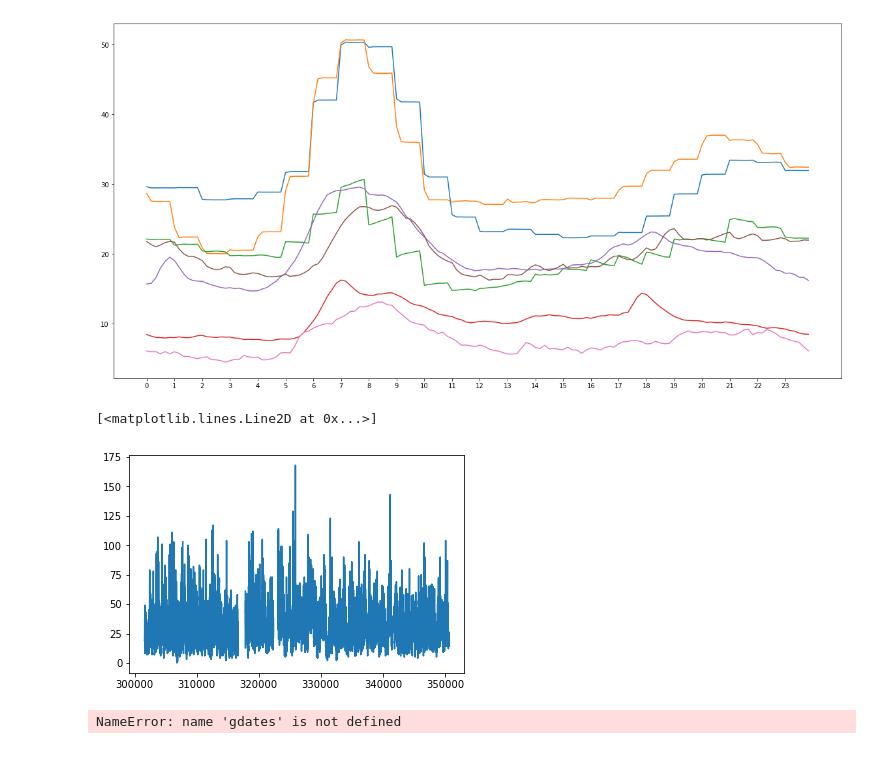
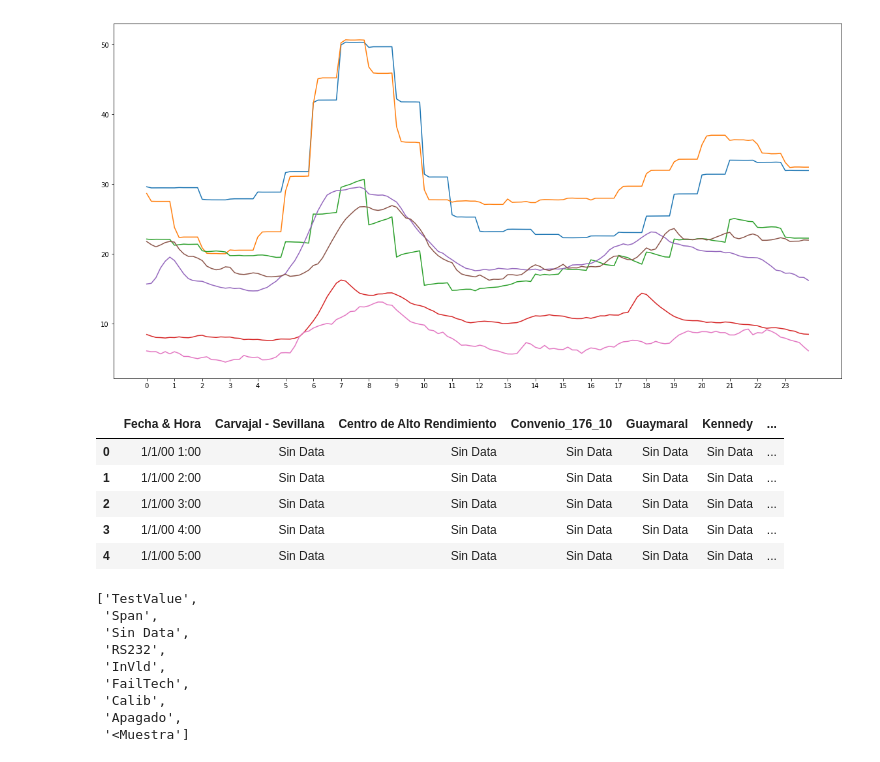
Before and after one commit to saint-germain/ideam, a Jupyter notebook: AOD_PM25/materialparticulado.ipynb, the cells around one changed output. Drawn from its saved outputs; the diff is of its cells as text; code cells hidden in the pictures.

```diff
--- a/AOD_PM25/materialparticulado.ipynb
+++ b/AOD_PM25/materialparticulado.ipynb
@@ -82,7 +78,2 @@ dfg=df[gfi]
 # %%
 gdates=pd.to_datetime(dfg.date)
-# %%
-plt.plot(dfg.index,dfg.Carvajal)
-# %% [output]
-[<matplotlib.lines.Line2D at 0x...>]
-[figure, removed]
@@ -91,4 +80,11 @@ gdates
-# %%
-gdates[0]
-# %% [output]
-NameError: name 'gdates' is not defined
+# %%
+dfho=pd.read_csv("Datos_Insitu/PM2.5_1h_2000-2016.csv")
+# %%
+dfho.head()
+# %% [output]
+|  | Fecha & Hora | Carvajal - Sevillana | Centro de Alto Rendimiento | Convenio_176_10 | Guaymaral | Kennedy | ... |
+| 0 | 1/1/00 1:00 | Sin Data | Sin Data | Sin Data | Sin Data | Sin Data | ... |
+| 1 | 1/1/00 2:00 | Sin Data | Sin Data | Sin Data | Sin Data | Sin Data | ... |
+| 2 | 1/1/00 3:00 | Sin Data | Sin Data | Sin Data | Sin Data | Sin Data | ... |
+| 3 | 1/1/00 4:00 | Sin Data | Sin Data | Sin Data | Sin Data | Sin Data | ... |
+| 4 | 1/1/00 5:00 | Sin Data | Sin Data | Sin Data | Sin Data | Sin Data | ... |
@@ -94,0 +98,12 @@ NameError: name 'gdates' is not defined
+# %%
+posnan
+# %% [output]
+['TestValue',
+ 'Span',
+ 'Sin Data',
+ 'RS232',
+ 'InVld',
+ 'FailTech',
+ 'Calib',
+ 'Apagado',
+ '<Muestra']
```
Also changed, not shown: parts of 19 cells of this notebook.
